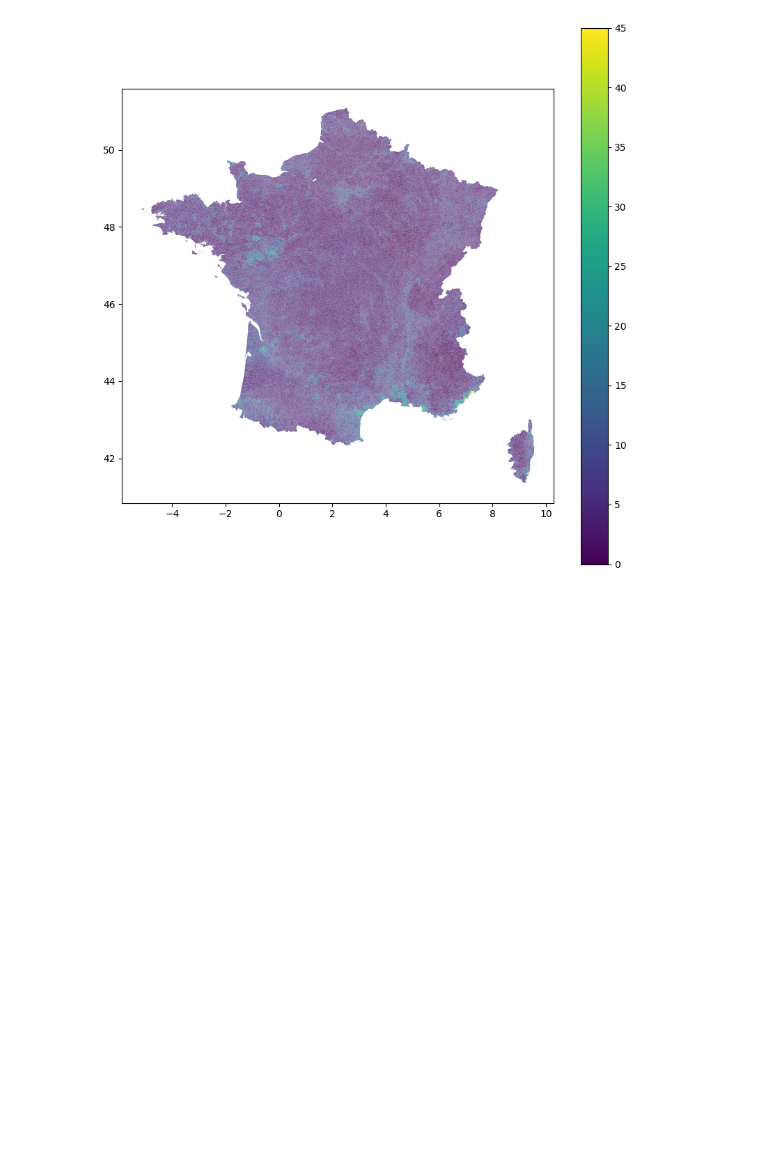
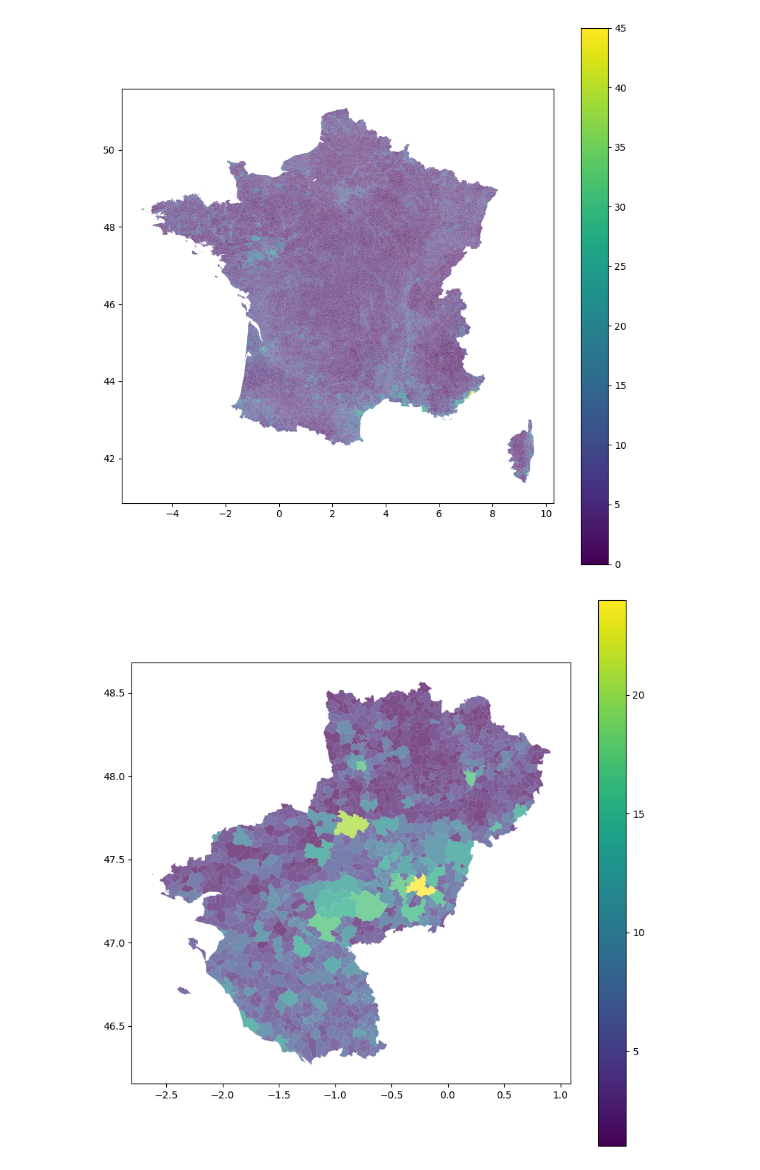
Before and after one commit to aurelianmoge/Projet-Python---ENSAE-2025, a Jupyter notebook: Cartographie des inondations.ipynb, the cells around one changed output. Saved outputs shown, nothing was run; the diff lists cells and outputs as text; code cells hidden in the pictures; blank space fills up the shorter version.

Commit message:
Bilan de la journée : cartes des Pays de la Loire (pauvreté et inondations)

```diff
--- a/Cartographie des inondations.ipynb
+++ b/Cartographie des inondations.ipynb
@@ -126,3 +126,28 @@ ax = gdf.plot(
 plt.show()
 # %% [output]
 [figure]
+# %%
+#### On observe beaucoup d'inondations dans les Pays de la Loire : on essaye de les cartographier pour voir plus finement les différences
+
+# On crée une variable département dans notre df
+gdf['Département'] = gdf['Code INSEE'].str.slice(0,2)
+
+# On crée le géo-dataframe avec seulement les Pays de la Loire
+gdf_pdl = gdf.copy()
+gdf_pdl = gdf_pdl[gdf_pdl['Département'].isin(["44","49","53","72","85"])]
+
+# On utilise le même fond de carte (valable pour toute la France hexagonale)
+gdf_pdl.set_crs(epsg=4326, inplace=True)
+
+# Premier plot (villes coloriées selon l'occurrence des inondations)
+ax_pdl = gdf_pdl.plot(
+    column='Occurrences',      # on utilise la colonne 'Occurrences' pour colorer différemment les villes
+    cmap='viridis',            # code pour colorier
+    legend=True,               # on affiche la légende (couleurs sur la droite)
+    markersize=50,             # taille des points (à revoir éventuellement)
+    figsize=(10, 10),          # taille de la figure (idem)
+    alpha=0.7                  # transparence
+)
+plt.show()
+# %% [output]
+[figure, added]
```
Also changed, not shown: parts of 9 cells of this notebook.
